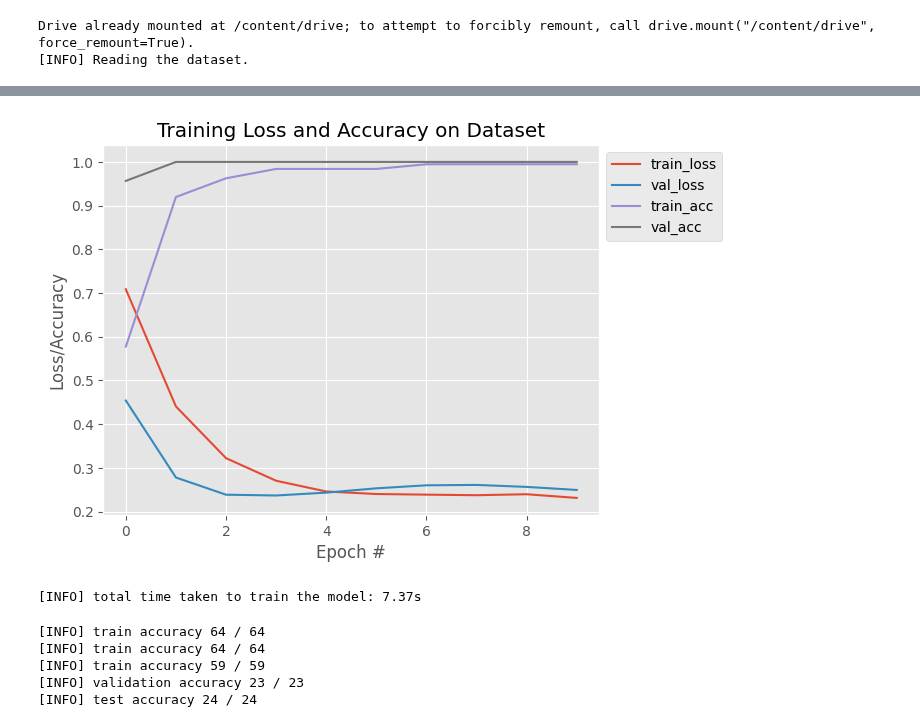
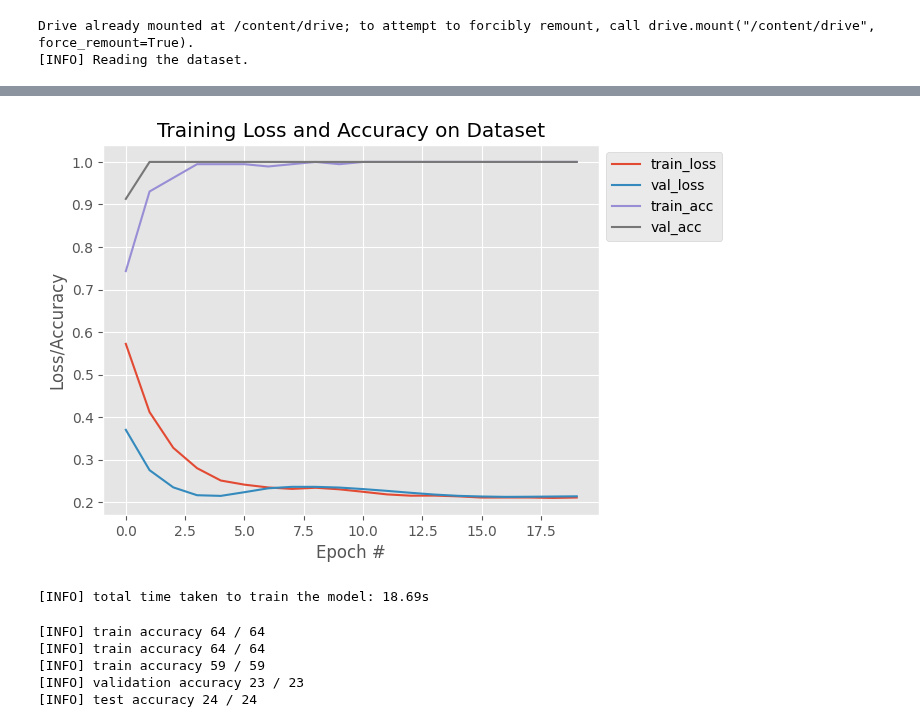
Before and after one commit to woodRock/fishy-business, a Jupyter notebook: code/identification/species/transformer/R01_S01_Species_Transformer.ipynb, the cells around one changed output, grey strips where cells are left out. Cells and saved outputs as stored; diff of their text form; code cells hidden in the pictures.

```diff
--- a/code/identification/species/transformer/R01_S01_Species_Transformer.ipynb
+++ b/code/identification/species/transformer/R01_S01_Species_Transformer.ipynb
@@ -4,7 +4,7 @@
 # Hyperparameters
 learning_rate = 1E-5 #@param {type:"integer"}
 batch_size = 64 # @param {type:"integer"}
-num_epochs = 10 # @param {type:"integer"}
+num_epochs = 20 # @param {type:"integer"}
 dropout = 0.2 # @param {type: "number"}
 label_smoothing = 0.1 # @param {type: "number"}
 file_path = 'transformer_checkpoint.pth' # @param {type:"string"}
@@ -147,7 +147,7 @@ class EncoderLayer(nn.Module):
     def __init__(self, input_dim, num_heads, hidden_dim, dropout=0.1):
         super(EncoderLayer, self).__init__()
         self.self_attention = MultiHeadAttention(input_dim, num_heads)
-        self.feed_forward = FeedForward(input_dim, hidden_dim)
+        self.feed_forward = FeedForward(input_dim, hidden_dim, dropout)
         self.norm1 = nn.LayerNorm(input_dim)
         self.norm2 = nn.LayerNorm(input_dim)
         self.dropout1 = nn.Dropout(dropout)
@@ -181,7 +181,7 @@ class DecoderLayer(nn.Module):
         super(DecoderLayer, self).__init__()
         self.self_attention = MultiHeadAttention(input_dim, num_heads)
         self.cross_attention = MultiHeadAttention(input_dim, num_heads)
-        self.feed_forward = FeedForward(input_dim, hidden_dim)
+        self.feed_forward = FeedForward(input_dim, hidden_dim, dropout)
         self.norm1 = nn.LayerNorm(input_dim)
         self.norm2 = nn.LayerNorm(input_dim)
         self.dropout1 = nn.Dropout(dropout)
@@ -639,7 +649,7 @@ if is_next_spectra:
 
     # Transfer learning
     if is_masked_spectra:
-        model = transfer_learning(model, file_path='transformer_checkpoint.pth')
+        model = transfer_learning(model, file_path=file_path)
 
     # Label smoothing (Szegedy 2016)
     criterion = nn.CrossEntropyLoss(label_smoothing=label_smoothing)
@@ -655,7 +665,7 @@ if is_next_spectra:
 
 
     # Train the model
-    model = pre_train_model_next_spectra(model, file_path='transformer_checkpoint.pth')
+    model = pre_train_model_next_spectra(model, file_path=file_path)
 
     # finish measuring how long training took
     endTime = time.time()
@@ -805,7 +820,7 @@ model = Transformer(input_dim, output_dim, num_layers, num_heads, hidden_dim, dr
 
 # Transfer learning
 if is_masked_spectra or is_next_spectra:
-    model = transfer_learning(model, file_path='transformer_checkpoint.pth')
+    model = transfer_learning(model, file_path=file_path)
 
 # Label smoothing (Szegedy 2016)
 criterion = nn.CrossEntropyLoss(label_smoothing=label_smoothing)
@@ -849,5 +870,5 @@ if is_early_stopping:
-[figure, old version]
+[figure, new version]
-[INFO] total time taken to train the model: 7.37s
+[INFO] total time taken to train the model: 18.69s
 # %%
 model.eval()
 # switch off autograd
```
Also changed, not shown: parts of 5 cells of this notebook.
